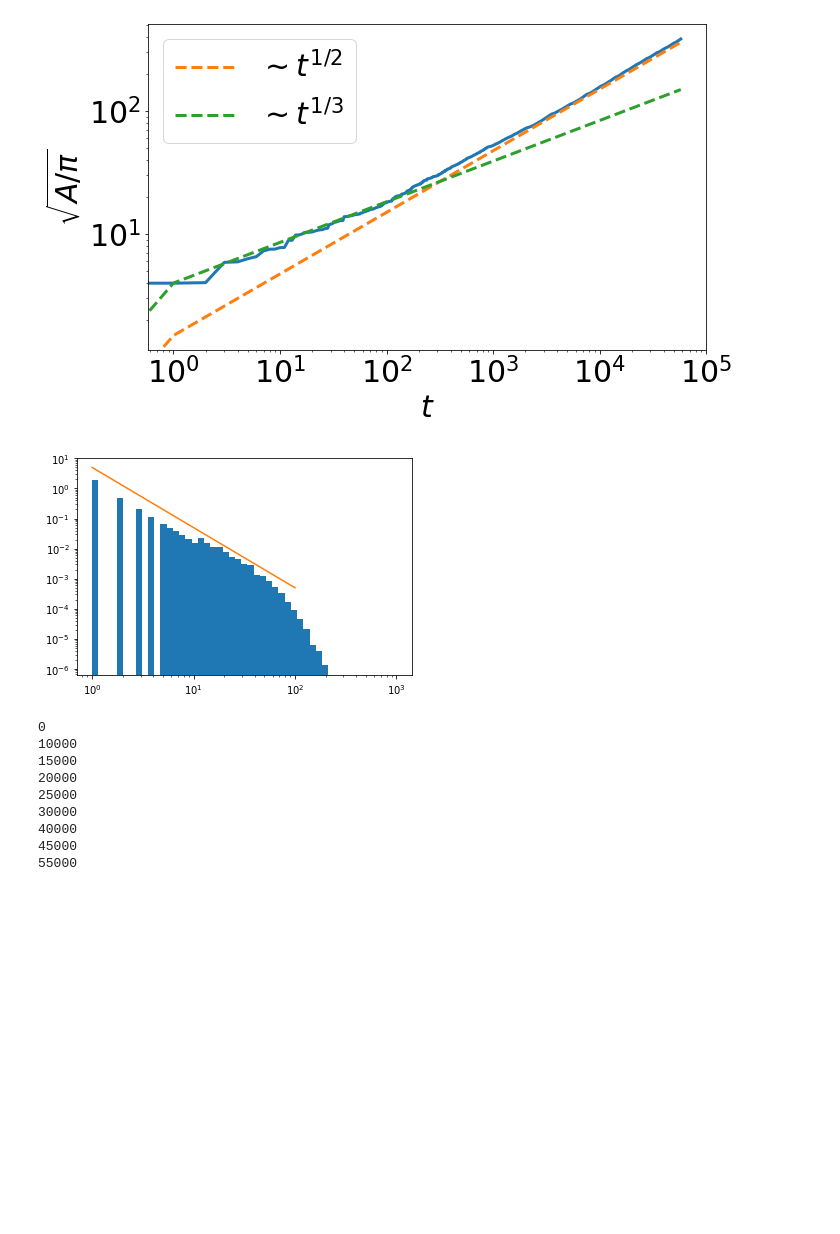
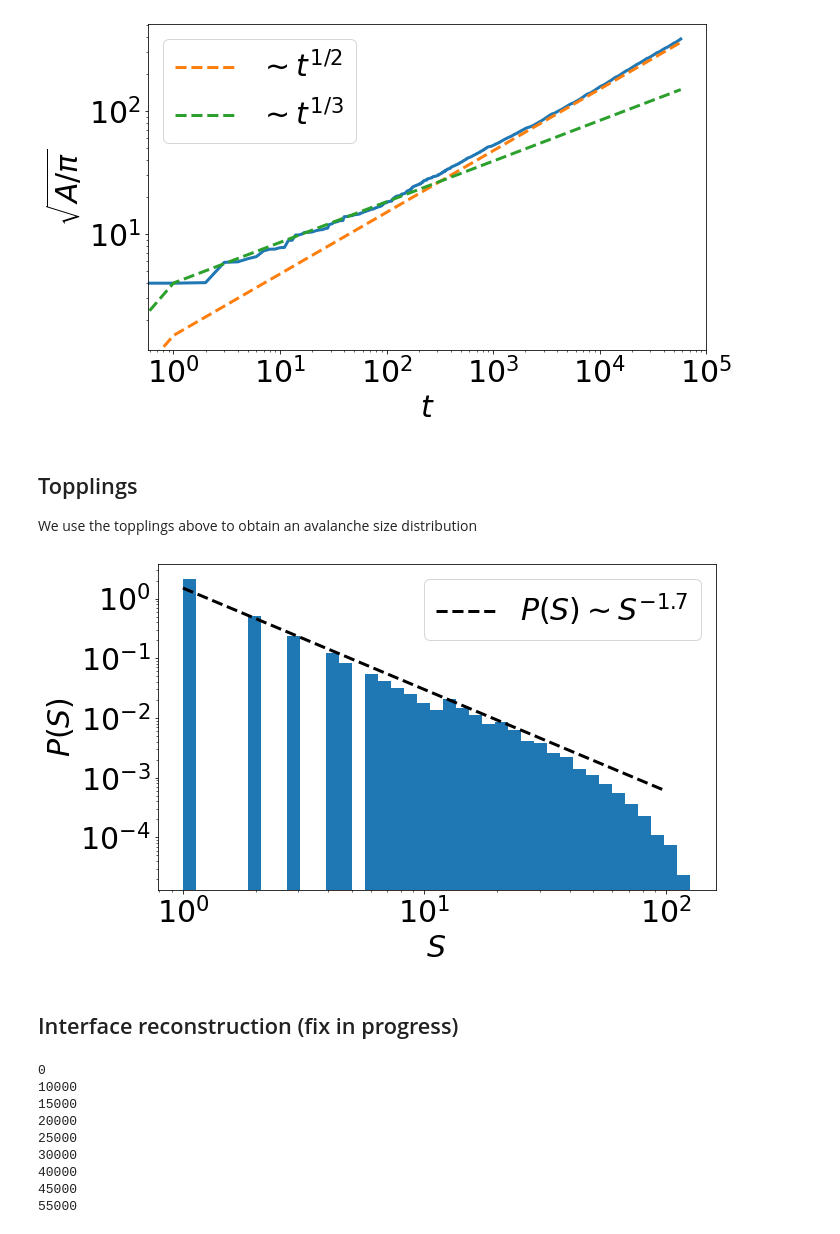
Before and after one commit to Schimmenti/Creep, a Jupyter notebook: Creep.ipynb, the cells around one changed output. Cells and saved outputs as stored; diff of their text form; code cells hidden in the pictures; blank space fills up the shorter version.

```diff
--- a/Creep.ipynb
+++ b/Creep.ipynb
@@ -74,14 +92,26 @@ plt.legend(fontsize=30)
 plt.show()
 # %% [output]
 [figure]
+# %% [markdown]
+## Topplings
+
+We use the topplings above to obtain an avalanche size distribution
 # %%
-plt.hist(topplings, bins=np.logspace(0,3),density=True)
-plt.plot(np.logspace(0,2),5*np.logspace(0,2)**(-2.0))
+fig, ax = plt.subplots(figsize=(10,6))
+plt.hist(topplings, bins=np.logspace(0,2.1,40),density=True)
+plt.plot(np.logspace(0,2),1.5*np.logspace(0,2)**(-1.7), label='$P(S) \sim S^{-1.7}$', ls='dashed', lw=3, color='black')
 plt.xscale('log')
 plt.yscale('log')
+plt.xticks(fontsize=30)
+plt.yticks(fontsize=30)
+plt.ylabel("$P(S)$", fontsize=30)
+plt.xlabel("$S$", fontsize=30)
+plt.legend(fontsize=30)
 plt.show()
 # %% [output]
-[figure, old version]
+[figure, new version]
+# %% [markdown]
+## Interface reconstruction (fix in progress)
 # %%
 polar = {}
 for t in timesteps:
```
Also changed, not shown: parts of 8 cells of this notebook.
